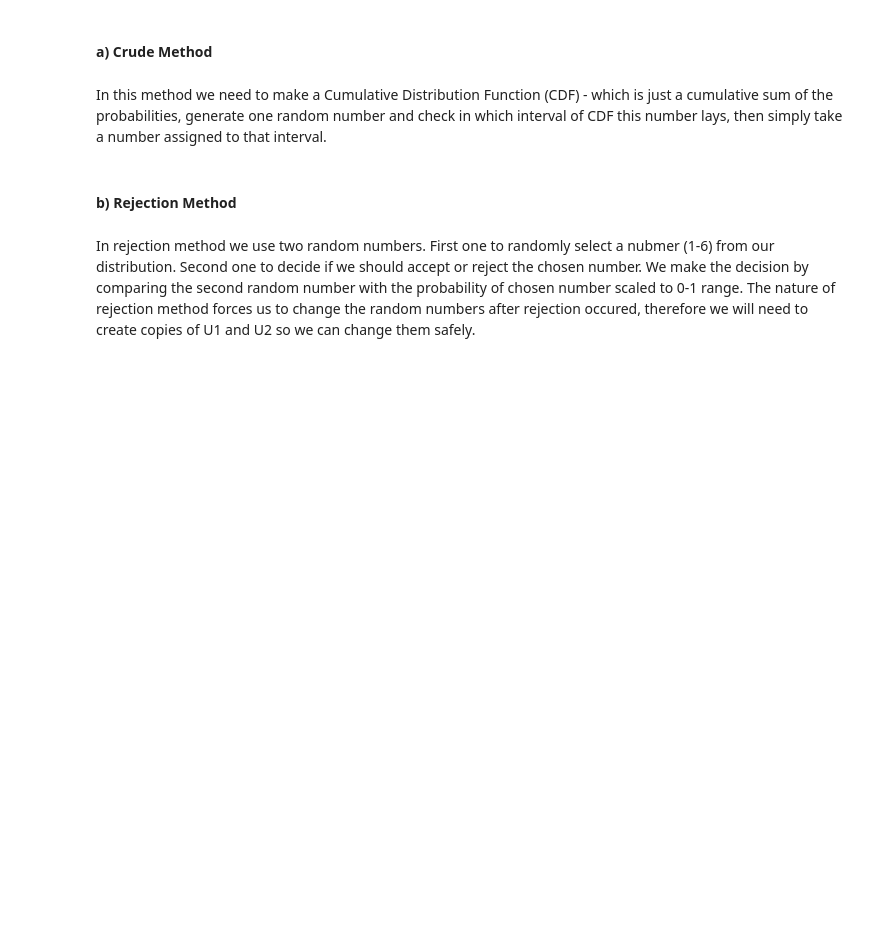
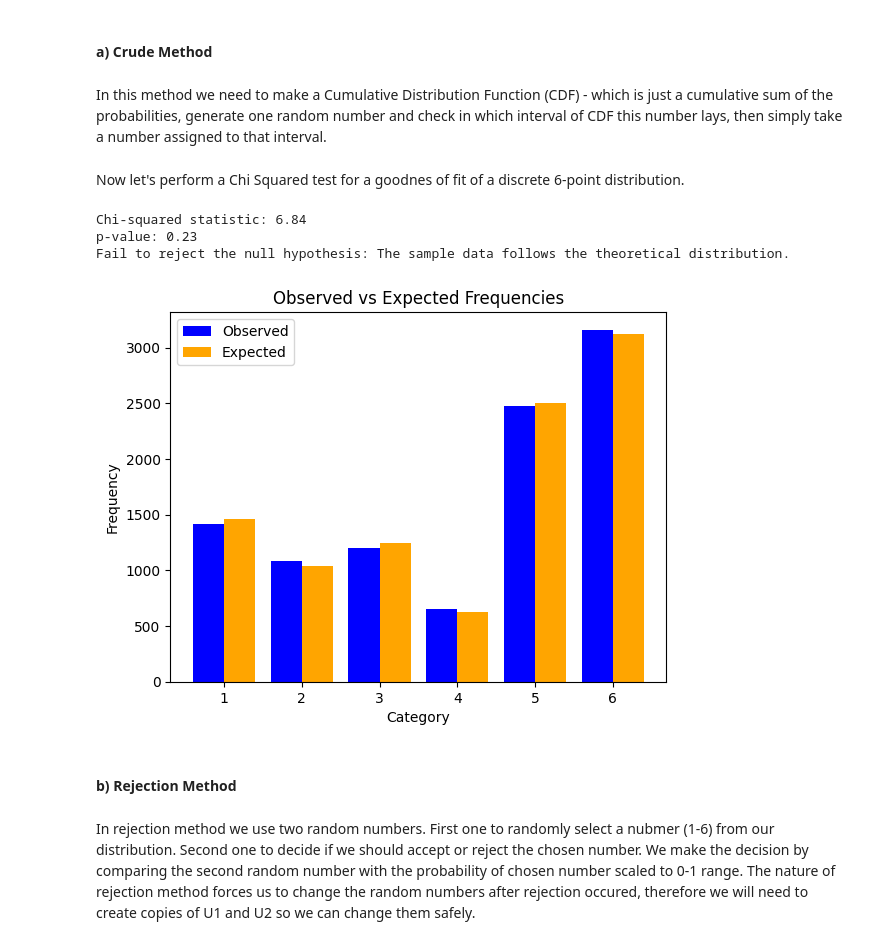
Before and after one commit to Jakub-Oszczak/stochastic_simulation, a Jupyter notebook: ex2.ipynb, the cells around one changed output. Saved outputs shown, nothing was run; the diff lists cells and outputs as text; code cells hidden in the pictures; blank space fills up the shorter version.

```diff
--- a/ex2.ipynb
+++ b/ex2.ipynb
@@ -62,6 +82,41 @@ def crude():
                 result[j] = i+1
                 break
     return result
+# %% [markdown]
+Now let's perform a Chi Squared test for a goodnes of fit of a discrete 6-point distribution.
+# %%
+sample_data = crude()
+
+# Calculate observed frequencies
+observed_freqs = np.array([np.sum(sample_data == i) for i in range(1, 7)])
+
+# Calculate expected frequencies
+expected_freqs = probabilities * num_of_samples
+
+# Perform chi-squared goodness-of-fit test
+chi2_stat, p_value = chisquare(f_obs=observed_freqs, f_exp=expected_freqs)
+
+print(f"Chi-squared statistic: {chi2_stat:.2f}")
+print(f"p-value: {p_value:.2f}")
+
+if p_value < 0.05:
+    print("Reject the null hypothesis: The sample data does not follow the theoretical distribution.")
+else:
+    print("Fail to reject the null hypothesis: The sample data follows the theoretical distribution.")
+
+categories = np.arange(1, 7)
+plt.bar(categories - 0.2, observed_freqs, width=0.4, label='Observed', color='blue')
+plt.bar(categories + 0.2, expected_freqs, width=0.4, label='Expected', color='orange')
+plt.xlabel('Category')
+plt.ylabel('Frequency')
+plt.title('Observed vs Expected Frequencies')
+plt.legend()
+plt.show()
+# %% [output]
+Chi-squared statistic: 6.84
+p-value: 0.23
+Fail to reject the null hypothesis: The sample data follows the theoretical distribution.
+[figure, added]
 # %% [markdown]
 #### b) Rejection Method
 # %% [markdown]
```
Also changed, not shown: parts of 11 cells of this notebook, 3 other files.
